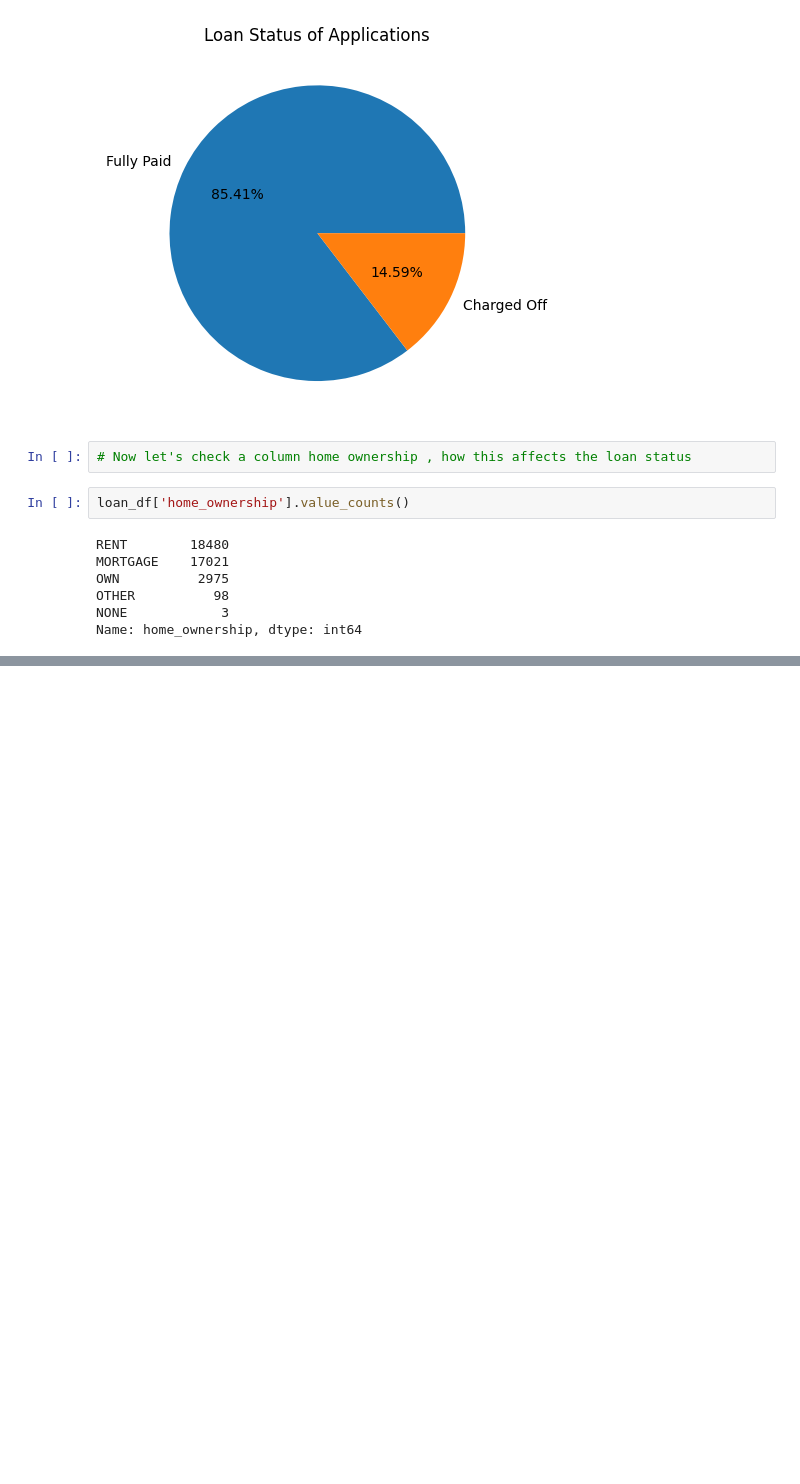
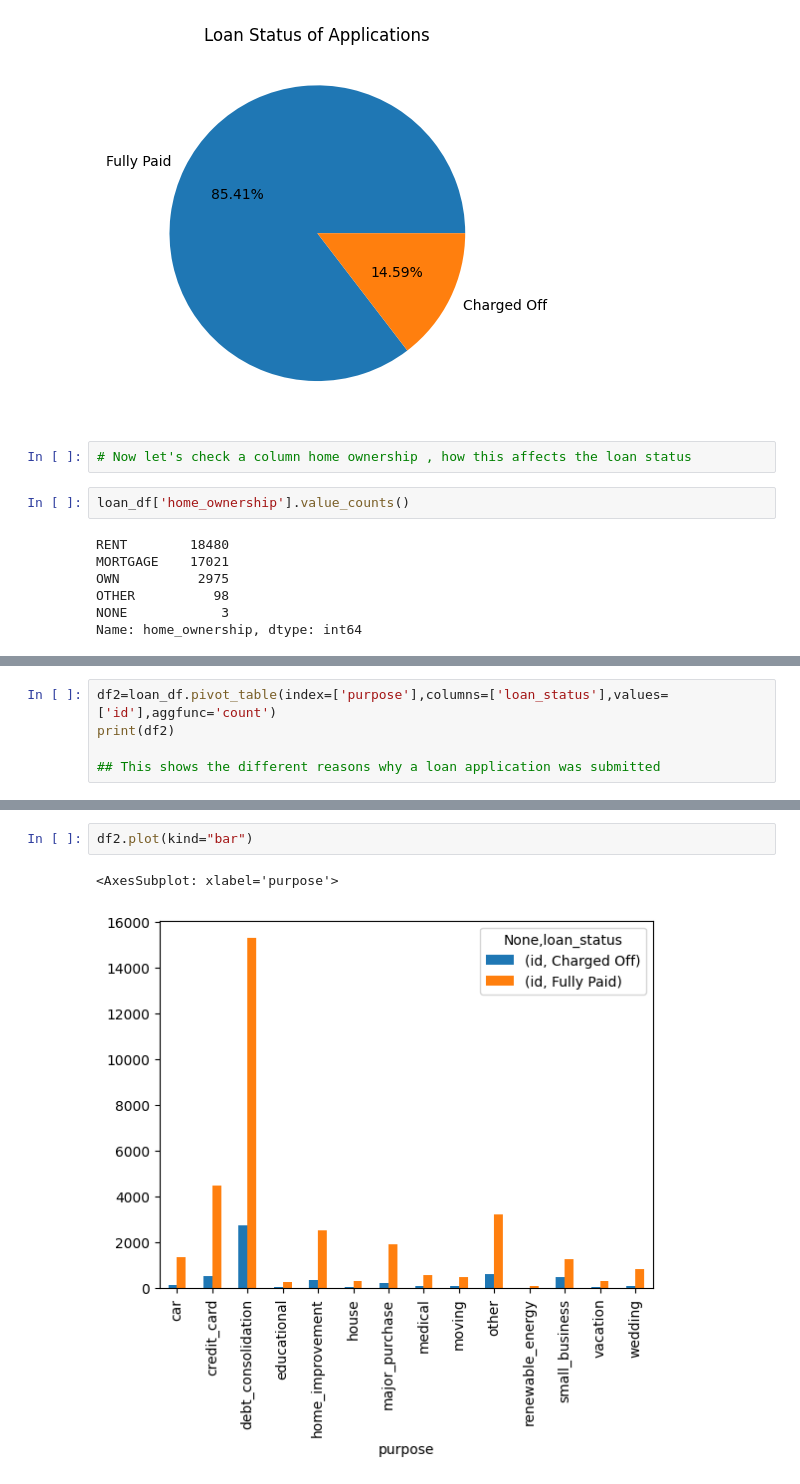
Before and after one commit to neetika01/LendingClubCaseStudy, a Jupyter notebook: Neetika_agarwal.ipynb, the cells around one changed output, grey strips where cells are left out. Drawn from its saved outputs; the diff is of its cells as text; blank space fills up the shorter version.

```diff
--- a/Neetika_agarwal.ipynb
+++ b/Neetika_agarwal.ipynb
@@ -315,0 +353,5 @@ Name: home_ownership, dtype: int64
+# %%
+df2=loan_df.pivot_table(index=['purpose'],columns=['loan_status'],values=['id'],aggfunc='count')
+print(df2)
+
+## This shows the different reasons why a loan application was submitted
@@ -315,0 +376,5 @@ Name: home_ownership, dtype: int64
+# %%
+df2.plot(kind="bar")
+# %% [output]
+<AxesSubplot: xlabel='purpose'>
+[figure, added]
```
Also changed, not shown: parts of 11 cells of this notebook, 1 other file.
